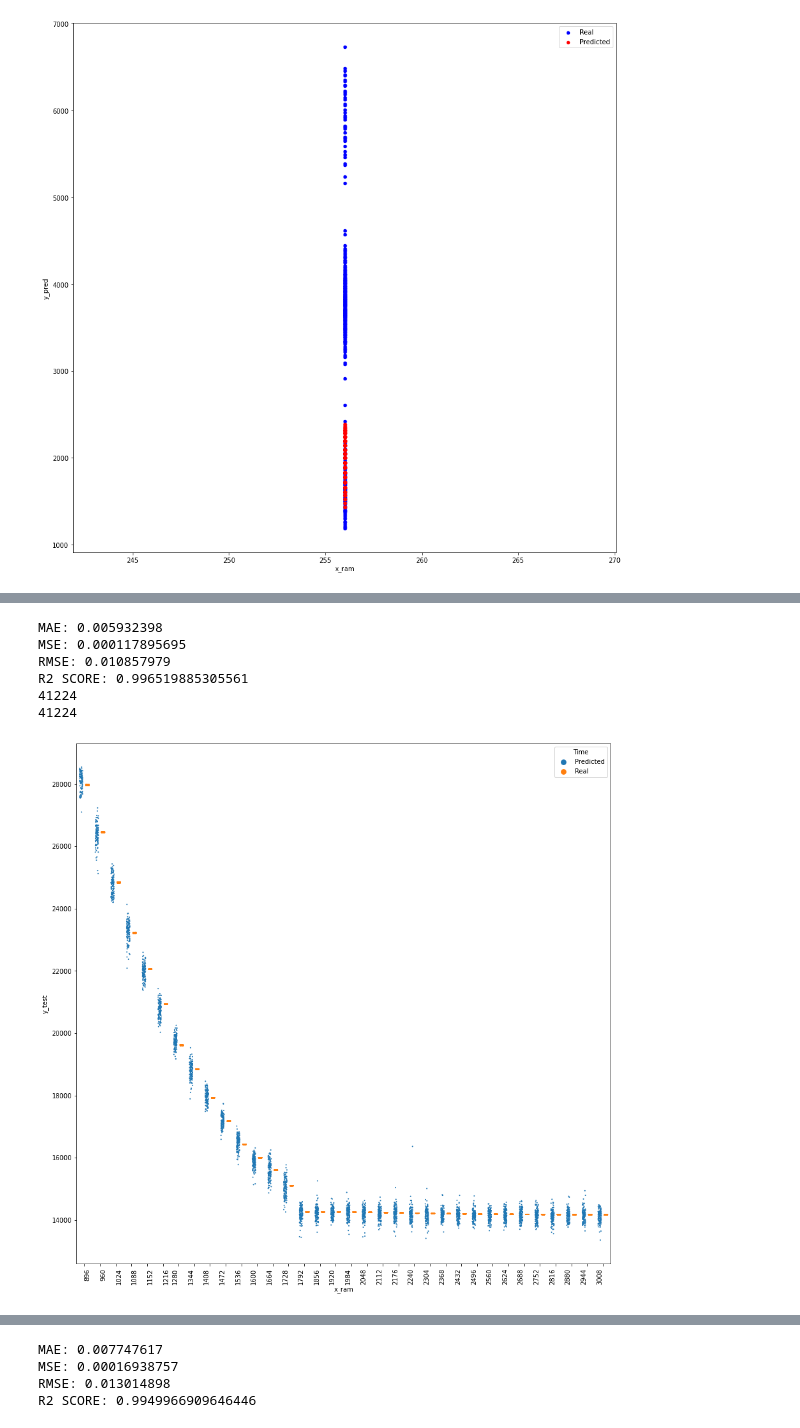
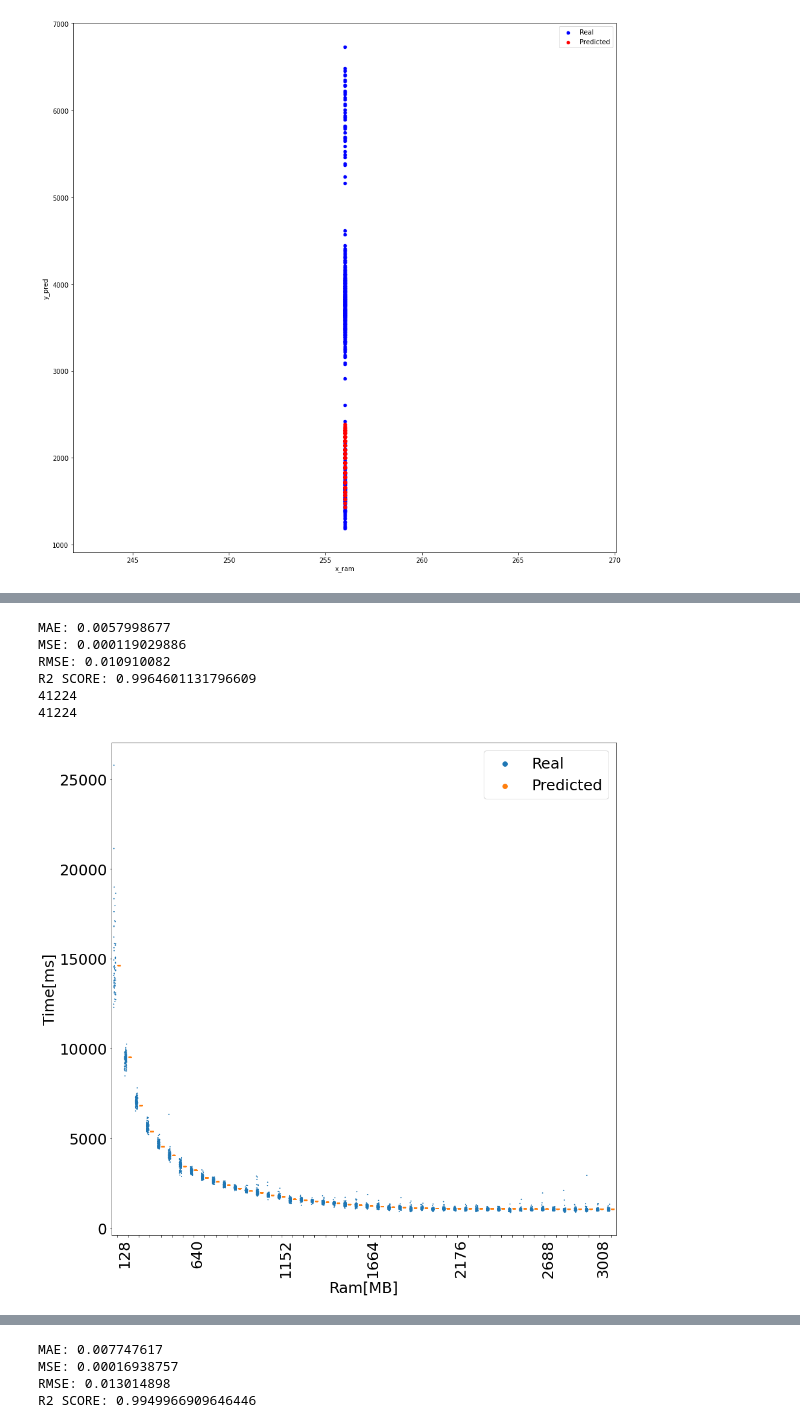
Before and after one commit to cegielskir/master-thesis, a Jupyter notebook: ResultsComparator.ipynb, the cells around one changed output, grey strips where cells are left out. Drawn from its saved outputs; the diff is of its cells as text; code cells hidden in the pictures.

```diff
--- a/ResultsComparator.ipynb
+++ b/ResultsComparator.ipynb
@@ -172,5 +189,5 @@ def gaussianSum1D(gridpoints, datapoints, sigma=1):
 # %%
 x, y, z = data_all()
 # %%
-show_results(keras.models.load_model('./best-model-hyperflow-final-new-hyperflow'), x, z, y)
+show_results(keras.models.load_model('./best-model-hyperflow-final-new'), x, y, z)
 # %% [output]
@@ -191,10 +201,10 @@ R2 SCORE: 0.9772430073793462
 # %%
-show_results(keras.models.load_model('./best-model-hyperflow-final-hyperflow-new'), x, y, z)
+show_results(keras.models.load_model('./best-model-hyperflow-final-new-128'), x, y, z)
 # %% [output]
-MAE: 0.005932398
-MSE: 0.000117895695
-RMSE: 0.010857979
-R2 SCORE: 0.996519885305561
+MAE: 0.0057998677
+MSE: 0.000119029886
+RMSE: 0.010910082
+R2 SCORE: 0.9964601131796609
 41224
 41224
-[figure, old version]
+[figure, new version]
```
Also changed, not shown: parts of 6 cells of this notebook, 4 other files.
